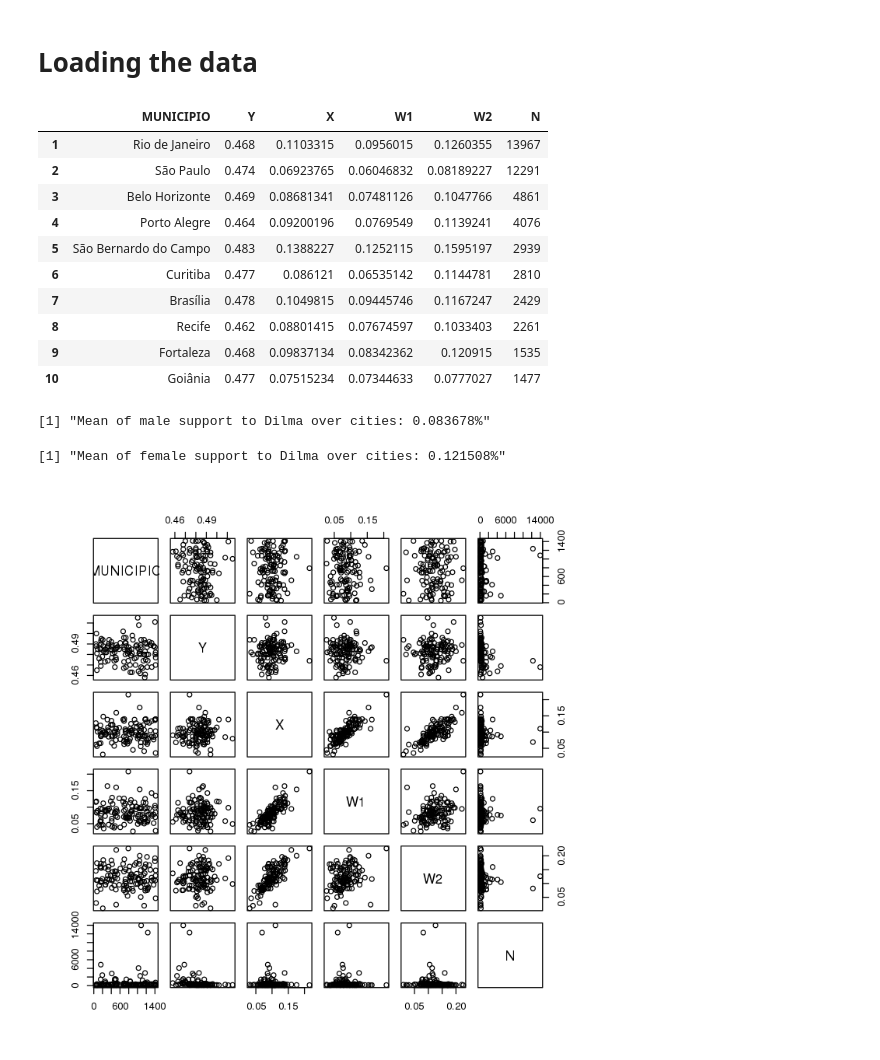
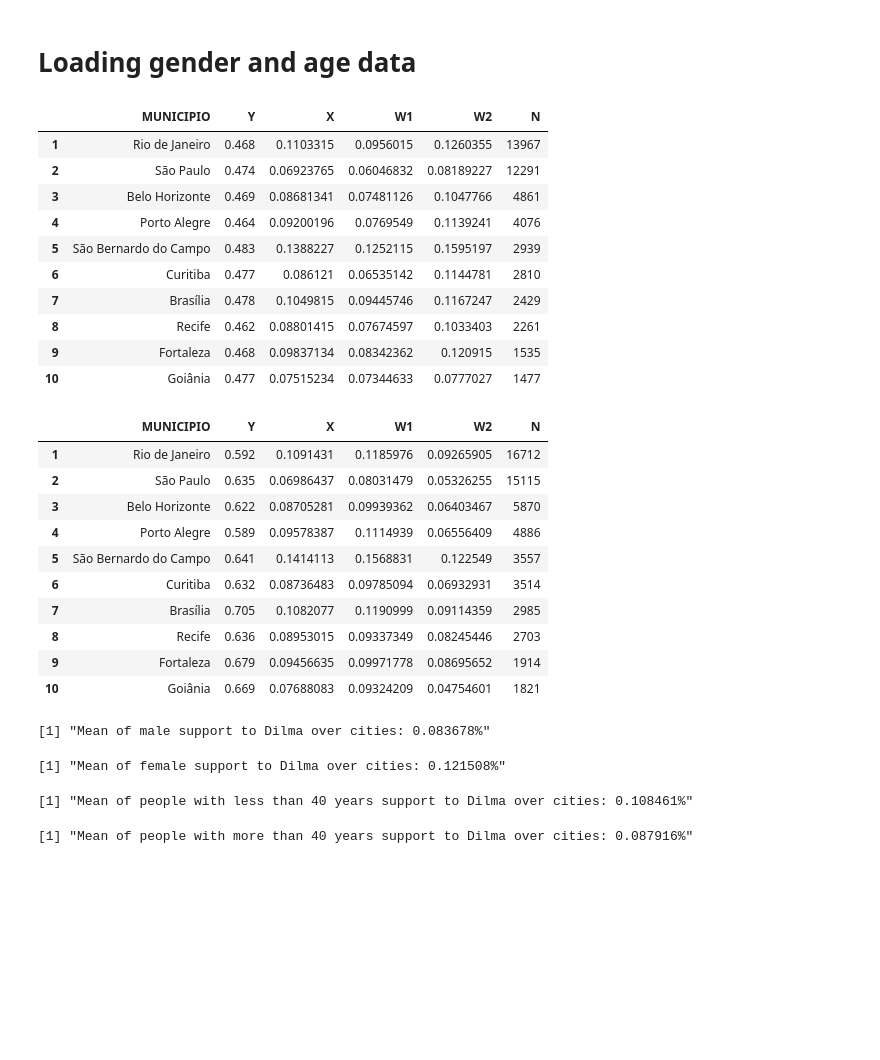
Before and after one commit to Guzpenha/Ecological-Inference-on-social-data, a Jupyter notebook: experiments/1 - Data exploration .ipynb, the cells around one changed output. Cells and saved outputs as stored; diff of their text form; code cells hidden in the pictures; blank space fills up the shorter version.

```diff
--- a/experiments/1 - Data exploration .ipynb
+++ b/experiments/1 - Data exploration .ipynb
@@ -1,26 +17,41 @@
 # %% [markdown]
-# Loading the data
+# Loading gender and age data
 # %%
 gender_data = read.csv("../data/social_genero.csv")
+age_data = read.csv("../data/social_idade.csv")
 #using only samples with more than 100 microdata
 gender_data = gender_data[gender_data$N>100,]
 gender_data[1:10,]
+age_data = age_data[age_data$N>100,]
+age_data[1:10,]
 sprintf("Mean of male support to Dilma over cities: %f%%", mean(gender_data$W1))
 sprintf("Mean of female support to Dilma over cities: %f%%", mean(gender_data$W2))
-options(repr.plot.width=6, repr.plot.height=6)
-plot(gender_data)
+sprintf("Mean of people with less than 40 years support to Dilma over cities: %f%%", mean(age_data$W1))
+sprintf("Mean of people with more than 40 years support to Dilma over cities: %f%%", mean(age_data$W2))
 # %% [output]
 |  | MUNICIPIO | Y | X | W1 | W2 | N |
 | 1 | Rio de Janeiro | 0.468 | 0.1103315 | 0.0956015 | 0.1260355 | 13967 |
 | 2 | São Paulo | 0.474 | 0.06923765 | 0.06046832 | 0.08189227 | 12291 |
 | 3 | Belo Horizonte | 0.469 | 0.08681341 | 0.07481126 | 0.1047766 | 4861 |
 | 4 | Porto Alegre | 0.464 | 0.09200196 | 0.0769549 | 0.1139241 | 4076 |
 | 5 | São Bernardo do Campo | 0.483 | 0.1388227 | 0.1252115 | 0.1595197 | 2939 |
 | 6 | Curitiba | 0.477 | 0.086121 | 0.06535142 | 0.1144781 | 2810 |
 | 7 | Brasília | 0.478 | 0.1049815 | 0.09445746 | 0.1167247 | 2429 |
 | 8 | Recife | 0.462 | 0.08801415 | 0.07674597 | 0.1033403 | 2261 |
 | 9 | Fortaleza | 0.468 | 0.09837134 | 0.08342362 | 0.120915 | 1535 |
 | 10 | Goiânia | 0.477 | 0.07515234 | 0.07344633 | 0.0777027 | 1477 |
+|  | MUNICIPIO | Y | X | W1 | W2 | N |
+| 1 | Rio de Janeiro | 0.592 | 0.1091431 | 0.1185976 | 0.09265905 | 16712 |
+| 2 | São Paulo | 0.635 | 0.06986437 | 0.08031479 | 0.05326255 | 15115 |
+| 3 | Belo Horizonte | 0.622 | 0.08705281 | 0.09939362 | 0.06403467 | 5870 |
+| 4 | Porto Alegre | 0.589 | 0.09578387 | 0.1114939 | 0.06556409 | 4886 |
+| 5 | São Bernardo do Campo | 0.641 | 0.1414113 | 0.1568831 | 0.122549 | 3557 |
+| 6 | Curitiba | 0.632 | 0.08736483 | 0.09785094 | 0.06932931 | 3514 |
+| 7 | Brasília | 0.705 | 0.1082077 | 0.1190999 | 0.09114359 | 2985 |
+| 8 | Recife | 0.636 | 0.08953015 | 0.09337349 | 0.08245446 | 2703 |
+| 9 | Fortaleza | 0.679 | 0.09456635 | 0.09971778 | 0.08695652 | 1914 |
+| 10 | Goiânia | 0.669 | 0.07688083 | 0.09324209 | 0.04754601 | 1821 |
 [1] "Mean of male support to Dilma over cities: 0.083678%"
 [1] "Mean of female support to Dilma over cities: 0.121508%"
-[figure, removed]
+[1] "Mean of people with less than 40 years support to Dilma over cities: 0.108461%"
+[1] "Mean of people with more than 40 years support to Dilma over cities: 0.087916%"
```
Also changed, not shown: parts of 12 cells of this notebook, 4 other files.
